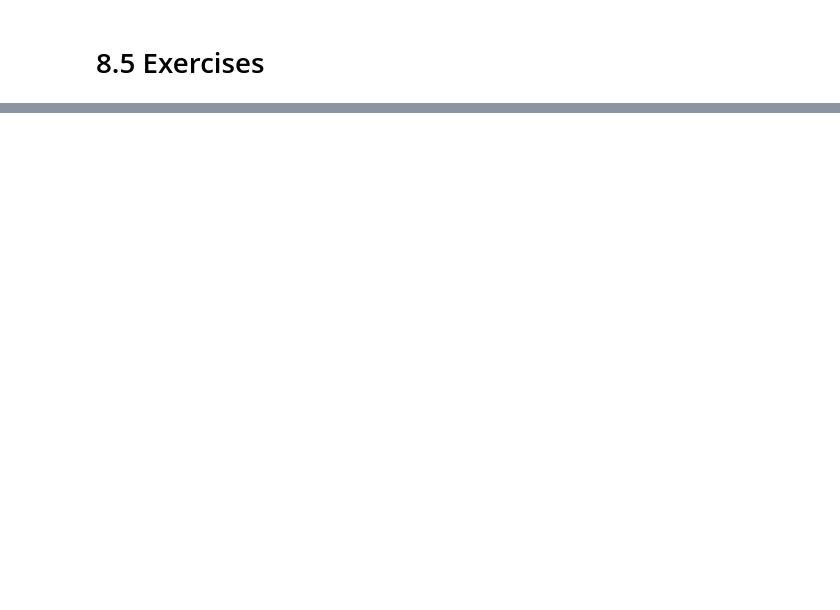
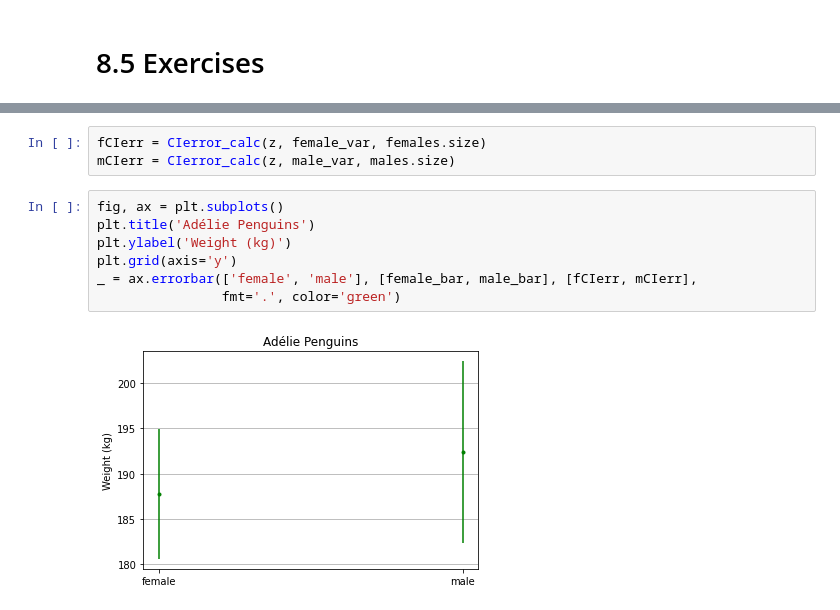
Before and after one commit to Coding-Forest/2021-Statistics, a Jupyter notebook: 01 Probability and Statistics for ML/STAT 08 Comparing Means.ipynb, the cells around one changed output, grey strips where cells are left out. Cells and saved outputs as stored; diff of their text form; blank space fills up the shorter version.

```diff
--- a/01 Probability and Statistics for ML/STAT 08 Comparing Means.ipynb
+++ b/01 Probability and Statistics for ML/STAT 08 Comparing Means.ipynb
@@ -475,0 +729,12 @@ To assess whether the mean heart rate varies significantly after one minute of w
+# %%
+fCIerr = CIerror_calc(z, female_var, females.size)
+mCIerr = CIerror_calc(z, male_var, males.size)
+# %%
+fig, ax = plt.subplots()
+plt.title('Adélie Penguins')
+plt.ylabel('Weight (kg)')
+plt.grid(axis='y')
+_ = ax.errorbar(['female', 'male'], [female_bar, male_bar], [fCIerr, mCIerr],
+                fmt='.', color='green')
+# %% [output]
+[figure, added]
```
Also changed, not shown: parts of 53 cells of this notebook.
